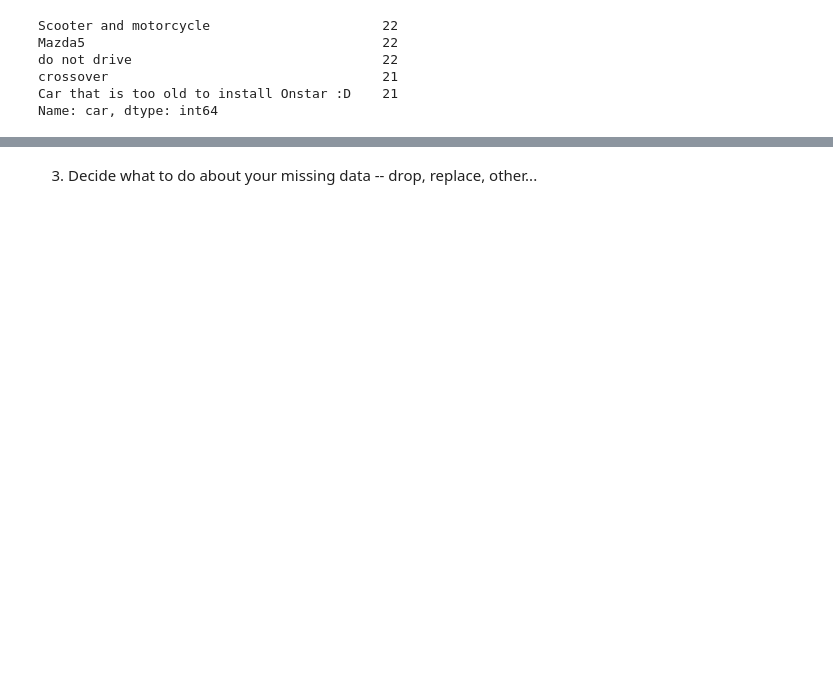
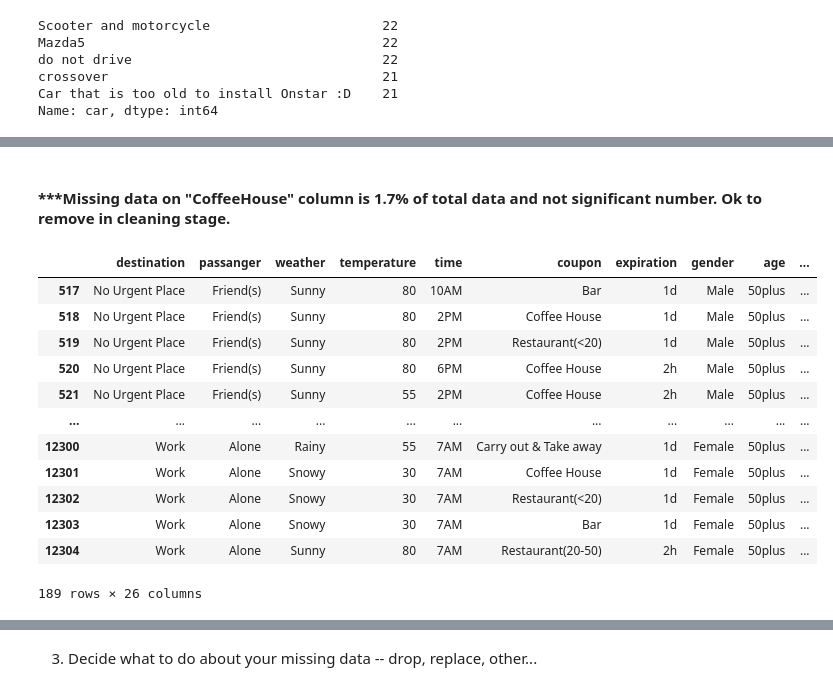
Before and after one commit to kfmatovic716/DRIVER-COUPONS---Practical-Application-1, a Jupyter notebook: prompt.ipynb, the cells around one changed output, grey strips where cells are left out. Cells and saved outputs as stored; diff of their text form; code cells hidden in the pictures; blank space fills up the shorter version.

```diff
--- a/prompt.ipynb
+++ b/prompt.ipynb
@@ -235,0 +240,19 @@ Name: Bar, dtype: int64
+# %% [markdown]
+#### ***Missing data on "CoffeeHouse" column is 1.7% of total data and not significant number. Ok to remove in cleaning stage.
+# %%
+rest20To50_missing = data[data['Restaurant20To50'].isnull() == True]
+rest20To50_missing
+# %% [output]
+|  | destination | passanger | weather | temperature | time | coupon | expiration | gender | age | ... |
+| 517 | No Urgent Place | Friend(s) | Sunny | 80 | 10AM | Bar | 1d | Male | 50plus | ... |
+| 518 | No Urgent Place | Friend(s) | Sunny | 80 | 2PM | Coffee House | 1d | Male | 50plus | ... |
+| 519 | No Urgent Place | Friend(s) | Sunny | 80 | 2PM | Restaurant(<20) | 1d | Male | 50plus | ... |
+| 520 | No Urgent Place | Friend(s) | Sunny | 80 | 6PM | Coffee House | 2h | Male | 50plus | ... |
+| 521 | No Urgent Place | Friend(s) | Sunny | 55 | 2PM | Coffee House | 2h | Male | 50plus | ... |
+| ... | ... | ... | ... | ... | ... | ... | ... | ... | ... | ... |
+| 12300 | Work | Alone | Rainy | 55 | 7AM | Carry out & Take away | 1d | Female | 50plus | ... |
+| 12301 | Work | Alone | Snowy | 30 | 7AM | Coffee House | 1d | Female | 50plus | ... |
+| 12302 | Work | Alone | Snowy | 30 | 7AM | Restaurant(<20) | 1d | Female | 50plus | ... |
+| 12303 | Work | Alone | Snowy | 30 | 7AM | Bar | 1d | Female | 50plus | ... |
+| 12304 | Work | Alone | Sunny | 80 | 7AM | Restaurant(20-50) | 2h | Female | 50plus | ... |
+189 rows × 26 columns
```
Also changed, not shown: parts of 30 cells of this notebook.
